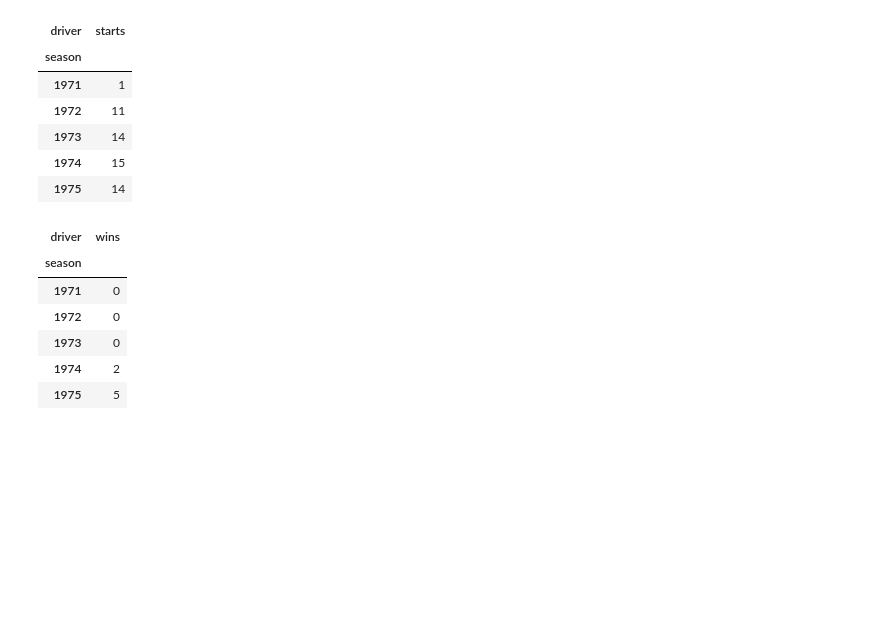
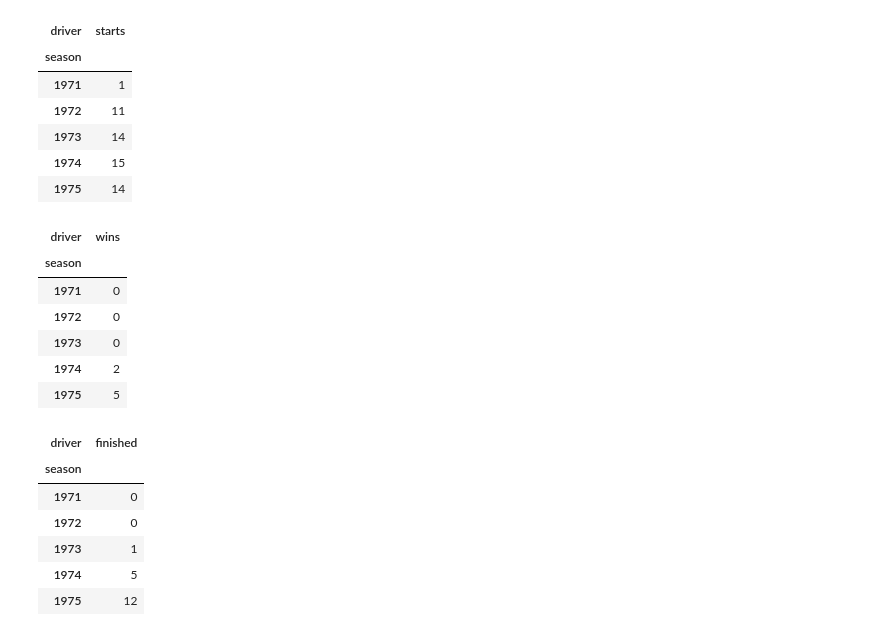
Before and after one commit to autrefois/bootcamp, a Jupyter notebook: 2022/python_workshop/notebooks/resources/resolved/f1_driver_career_analysis.ipynb, the cells around one changed output. Cells and saved outputs as stored; diff of their text form; code cells hidden in the pictures; blank space fills up the shorter version.

```diff
--- a/2022/python_workshop/notebooks/resources/resolved/f1_driver_career_analysis.ipynb
+++ b/2022/python_workshop/notebooks/resources/resolved/f1_driver_career_analysis.ipynb
@@ -333,5 +333,22 @@ plot_data_wins.head()
 | 1973 | 0 |
 | 1974 | 2 |
 | 1975 | 5 |
+# %%
+# add the races finished information too - for an even better analysis
+plot_data_finished = f1_career.pivot_table(index="season", columns="driver", values="race_finished", aggfunc="sum")
+plot_data_finished.rename(
+    columns={
+        f"{driver}": "finished"
+    }, inplace=True
+)
+plot_data_finished.head()
+# %% [output]
+| driver | finished |
+| season |  |
+| 1971 | 0 |
+| 1972 | 0 |
+| 1973 | 1 |
+| 1974 | 5 |
+| 1975 | 12 |
 # %%
 # recreate plot_data using concat
```
Also changed, not shown: parts of 2 cells of this notebook.
